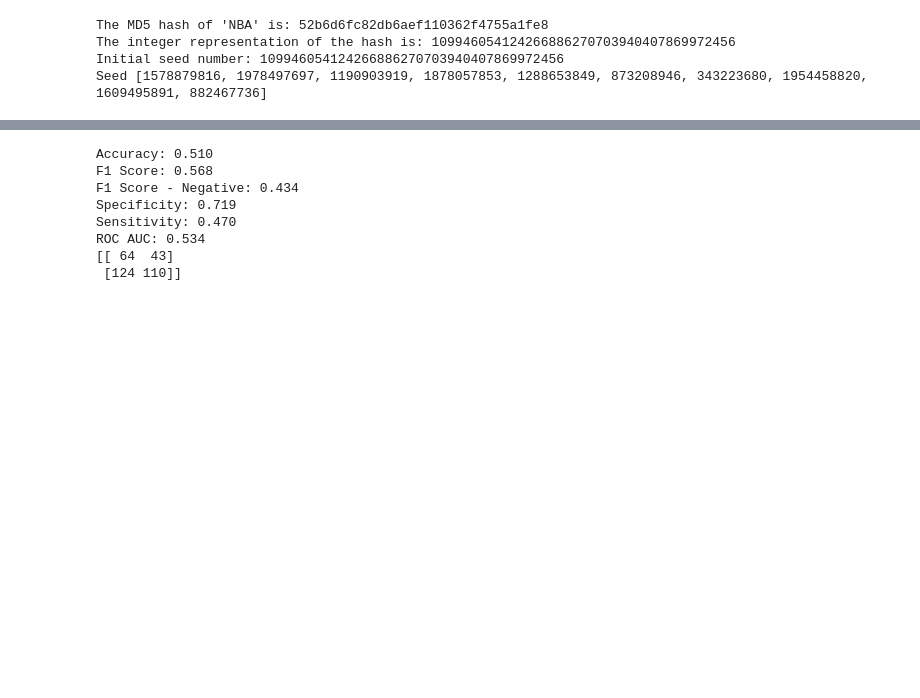
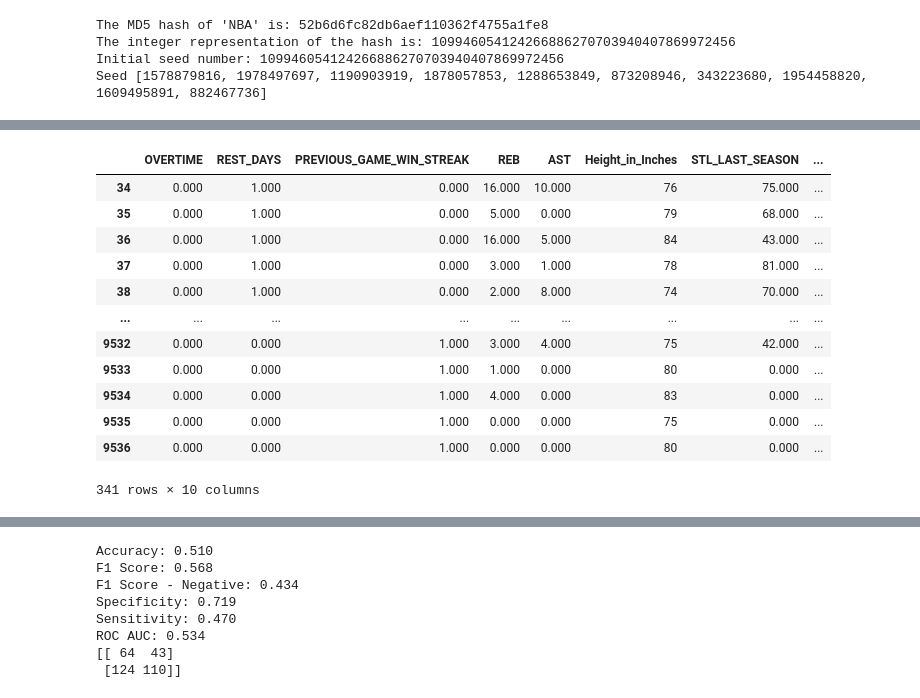
Before and after one commit to jiin-son/nba, a Jupyter notebook: NBA_Machine_Learning_(xgboost).ipynb, the cells around one changed output, grey strips where cells are left out. Cells and saved outputs as stored; diff of their text form; code cells hidden in the pictures; blank space fills up the shorter version.

```diff
--- a/NBA_Machine_Learning_(xgboost).ipynb
+++ b/NBA_Machine_Learning_(xgboost).ipynb
@@ -460,22 +468,30 @@ FrozenTrial(number=18, state=1, values=[0.4863636363636364], datetime_start=date
 # %%
-# Train the final XGBoost model with the best hyperparameters
-best_params = study.best_params
-best_params['random_state'] = seed
-best_params['num_parallel_tree'] = study.best_params['n_estimators']
-del best_params['n_estimators']
+# Step 4: Train Final Model on Train + Validation Data with Best Features
 best_features = study.best_trial.user_attrs['selected_features']
-dtrain = xgb.DMatrix(X_train[best_features], label=y_train)
-dtest = xgb.DMatrix(X_test[best_features], label=y_test)
-xg_model = xgb.train(best_params, dtrain)
+X_train_val = pd.concat([X_train, X_val])
+y_train_val = pd.concat([y_train, y_val])
 
-y_pred_prob = xg_model.predict(dtest)
-y_pred = [1 if y > 0.5 else 0 for y in y_pred_prob]
+X_train_val_selected = X_train_val[best_features]
+X_test_selected = X_test[best_features]
 
-print(f"Accuracy: {accuracy_score(y_test, y_pred):.3f}")
-print(f"F1 Score: {f1_score(y_test, y_pred):.3f}")
-print(f"F1 Score - Negative: {f1_score(y_test, y_pred, pos_label = 0):.3f}")
-print(f"Specificity: {precision_score(y_test, y_pred):.3f}")
-print(f"Sensitivity: {recall_score(y_test, y_pred):.3f}")
-print(f"ROC AUC: {roc_auc_score(y_test, y_pred):.3f}")
-print(confusion_matrix(y_test, y_pred))
+dtrain_final = xgb.DMatrix(X_train_val_selected, label=y_train_val)
+dtest_final = xgb.DMatrix(X_test_selected, label=y_test)
+
+best_xgb_params = study.best_params
+best_xgb_params['random_state'] = seed
+best_xgb_params['num_parallel_tree'] = study.best_params['n_estimators']
+del best_xgb_params['n_estimators']
+final_model = xgb.train(best_xgb_params, dtrain_final)
+
+# Step 5: Evaluate on Test Set
+test_preds = final_model.predict(dtest_final)
+test_pred_labels = np.rint(test_preds)
+
+print(f"Accuracy: {accuracy_score(y_test, test_pred_labels):.3f}")
+print(f"F1 Score: {f1_score(y_test, test_pred_labels):.3f}")
+print(f"F1 Score - Negative: {f1_score(y_test, test_pred_labels, pos_label = 0):.3f}")
+print(f"Specificity: {precision_score(y_test, test_pred_labels):.3f}")
+print(f"Sensitivity: {recall_score(y_test, test_pred_labels):.3f}")
+print(f"ROC AUC: {roc_auc_score(y_test, test_pred_labels):.3f}")
+print(confusion_matrix(y_test, test_pred_labels))
 # %% [output]
@@ -578,0 +506,16 @@ Best features: ['HOME', 'OVERTIME', 'REST_DAYS', 'PREVIOUS_GAME_WIN_STREAK', 'ST
+# %%
+X_test_selected
+# %% [output]
+|  | OVERTIME | REST_DAYS | PREVIOUS_GAME_WIN_STREAK | REB | AST | Height_in_Inches | STL_LAST_SEASON | ... |
+| 34 | 0.000 | 1.000 | 0.000 | 16.000 | 10.000 | 76 | 75.000 | ... |
+| 35 | 0.000 | 1.000 | 0.000 | 5.000 | 0.000 | 79 | 68.000 | ... |
+| 36 | 0.000 | 1.000 | 0.000 | 16.000 | 5.000 | 84 | 43.000 | ... |
+| 37 | 0.000 | 1.000 | 0.000 | 3.000 | 1.000 | 78 | 81.000 | ... |
+| 38 | 0.000 | 1.000 | 0.000 | 2.000 | 8.000 | 74 | 70.000 | ... |
+| ... | ... | ... | ... | ... | ... | ... | ... | ... |
+| 9532 | 0.000 | 0.000 | 1.000 | 3.000 | 4.000 | 75 | 42.000 | ... |
+| 9533 | 0.000 | 0.000 | 1.000 | 1.000 | 0.000 | 80 | 0.000 | ... |
+| 9534 | 0.000 | 0.000 | 1.000 | 4.000 | 0.000 | 83 | 0.000 | ... |
+| 9535 | 0.000 | 0.000 | 1.000 | 0.000 | 0.000 | 75 | 0.000 | ... |
+| 9536 | 0.000 | 0.000 | 1.000 | 0.000 | 0.000 | 80 | 0.000 | ... |
+341 rows × 10 columns
```
Also changed, not shown: parts of 31 cells of this notebook.
